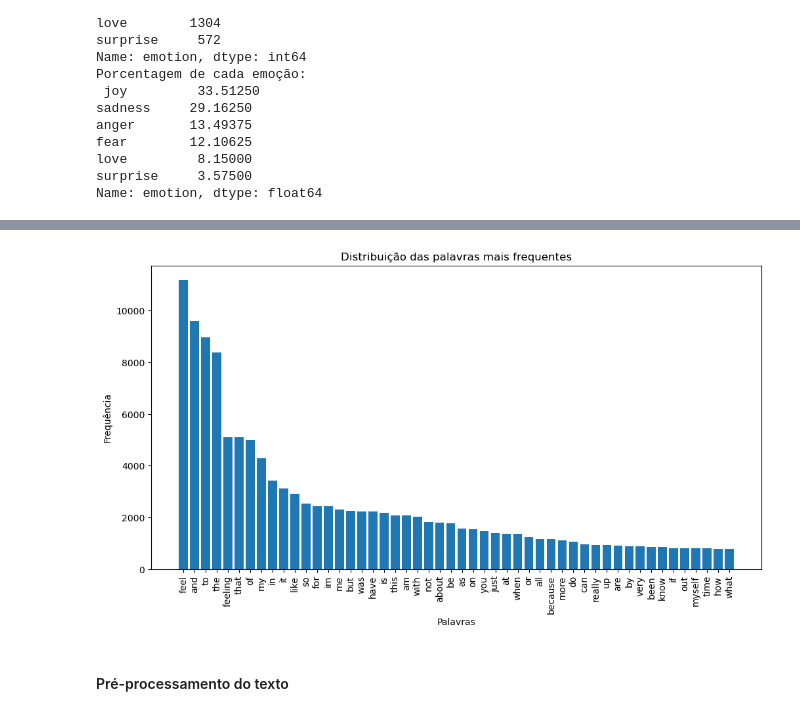
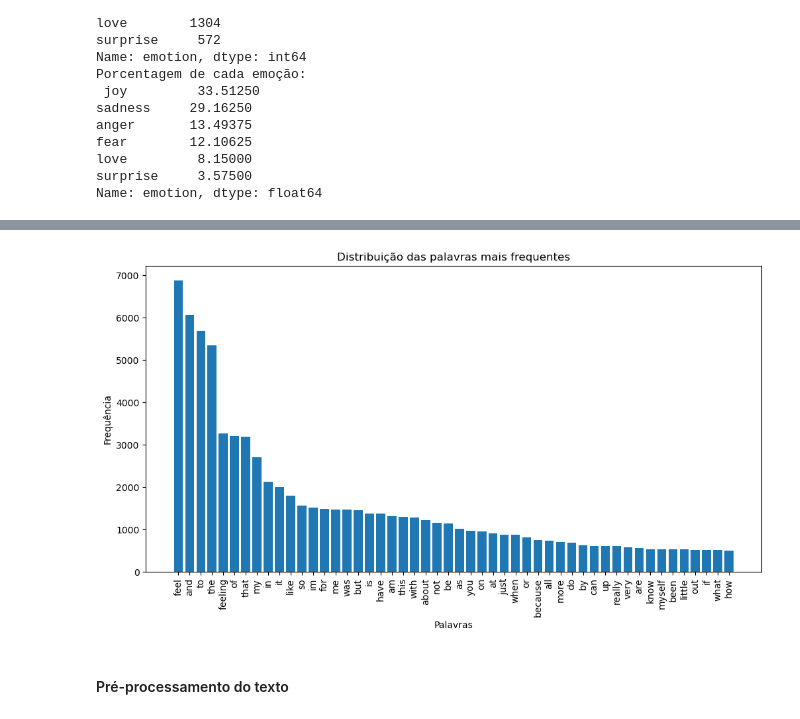
Before and after one commit to AndreLuis0106/NLP-Emotion-Analysis, a Jupyter notebook: main.ipynb, the cells around one changed output, grey strips where cells are left out. Saved outputs shown, nothing was run; the diff lists cells and outputs as text; code cells hidden in the pictures.

Commit message:
Treino e analise do modelo, abordagens futuras

```diff
--- a/main.ipynb
+++ b/main.ipynb
@@ -103,0 +155,18 @@ Name: emotion, dtype: float64
+# %%
+X = df_treino['text'].values.reshape(-1, 1)
+y = df_treino['emotion']
+
+contagem_original = y.value_counts()
+print("Antes do undersampling:\n", contagem_original)
+
+nova_contagem = contagem_original.copy()
+nova_contagem['joy'] -= 3000
+nova_contagem['sadness'] -= 3000
+
+undersampler = RandomUnderSampler(sampling_strategy=nova_contagem.to_dict(), random_state=42)
+
+X_resampled, y_resampled = undersampler.fit_resample(X, y)
+
+df_treino_balanceado = pd.DataFrame({'text': X_resampled.flatten(), 'emotion': y_resampled})
+
+print("Depois do undersampling:\n", df_treino_balanceado['emotion'].value_counts())
@@ -104,23 +190,23 @@ Name: emotion, dtype: float64
 # %%
 # Converte o texto em bag-of-words (frequência de palavras)
 vectorizer = CountVectorizer()
-X_counts = vectorizer.fit_transform(df_treino['text'])
+X_counts = vectorizer.fit_transform(df_treino_balanceado['text'])
 word_counts = X_counts.toarray().sum(axis=0)
 
 # Ordena as palavras pela frequência
 words_freq = dict(zip(vectorizer.get_feature_names_out(), word_counts))
 words_freq_sorted = sorted(words_freq.items(), key=lambda x: x[1], reverse=True)
 
 # Plota as 50 palavras mais frequentes
 plt.figure(figsize=(12, 6))
 plt.bar([word[0] for word in words_freq_sorted[:50]], [word[1] for word in words_freq_sorted[:50]])
 plt.xticks(rotation=90)
 plt.xlabel("Palavras")
 plt.ylabel("Frequência")
 plt.title("Distribuição das palavras mais frequentes")
 plt.show()
 # %% [output]
-[figure, old version]
+[figure, new version]
 # %% [markdown]
 #### Pré-processamento do texto
 # %%
```
Also changed, not shown: parts of 22 cells of this notebook.
